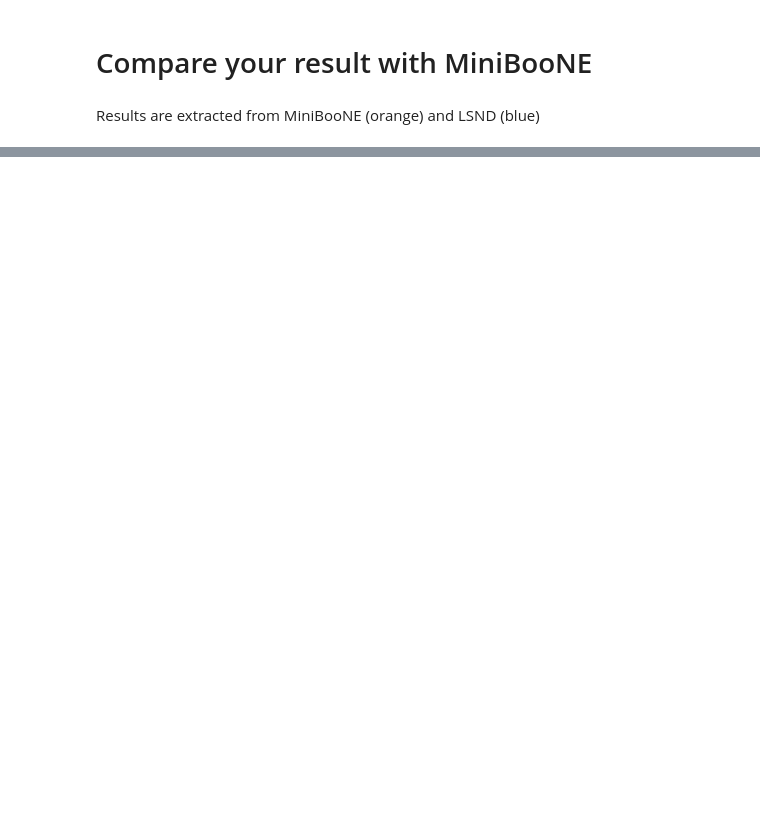
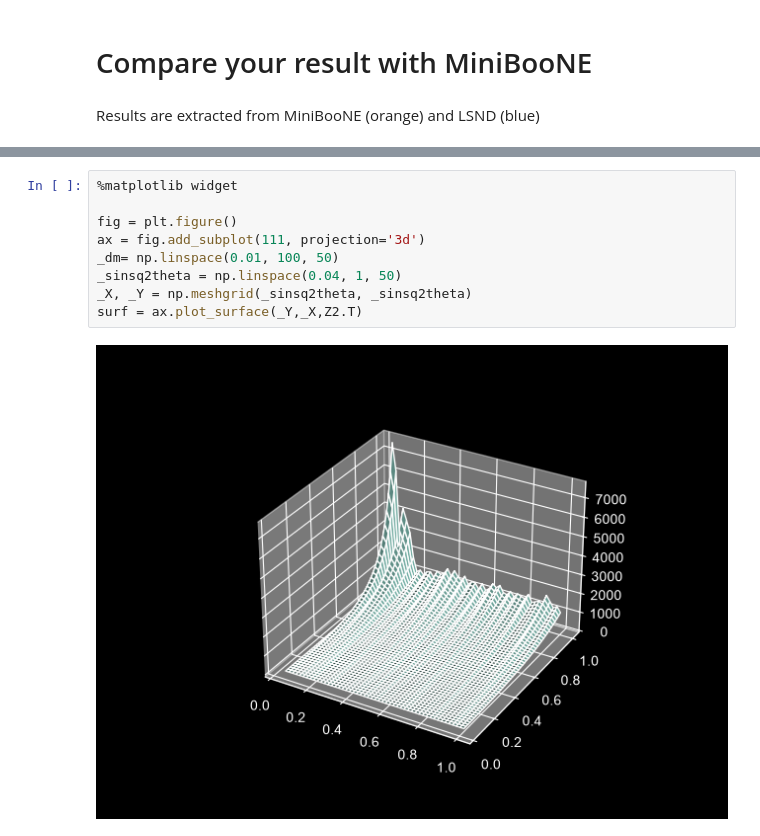
Before and after one commit to harrisonunwin/MicroBooNE_Lab, a Jupyter notebook: MainAnalysis_template.ipynb, the cells around one changed output, grey strips where cells are left out. Drawn from its saved outputs; the diff is of its cells as text; blank space fills up the shorter version.

```diff
--- a/MainAnalysis_template.ipynb
+++ b/MainAnalysis_template.ipynb
@@ -804,3 +856,14 @@ plt.xscale('log')
 plt.show()
 # %% [output]
 [figure]
+# %%
+%matplotlib widget
+
+fig = plt.figure()
+ax = fig.add_subplot(111, projection='3d')
+_dm= np.linspace(0.01, 100, 50)
+_sinsq2theta = np.linspace(0.04, 1, 50)
+_X, _Y = np.meshgrid(_sinsq2theta, _sinsq2theta)
+surf = ax.plot_surface(_Y,_X,Z2.T)
+# %% [output]
+[figure, added]
```
Also changed, not shown: parts of 8 cells of this notebook.
